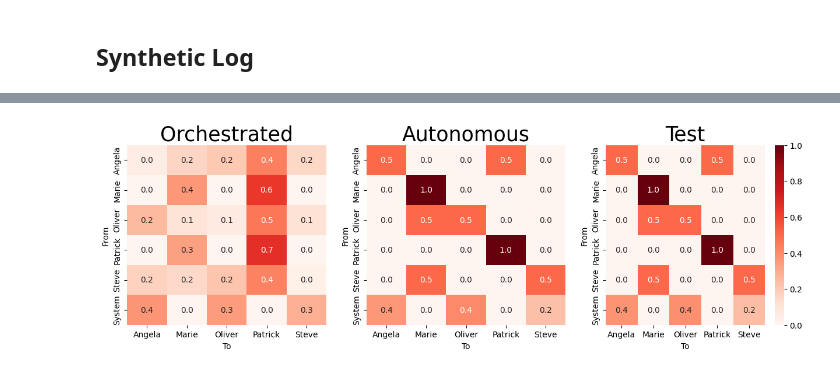
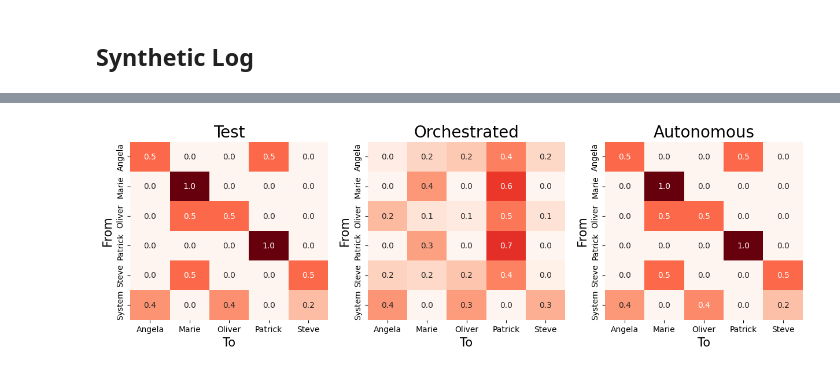
Before and after one commit to wekesaclinton/agentsimulator-bpm, a Jupyter notebook: analysis_notebooks/evaluation.ipynb, the cells around one changed output, grey strips where cells are left out. Cells and saved outputs as stored; diff of their text form; code cells hidden in the pictures.

```diff
--- a/analysis_notebooks/evaluation.ipynb
+++ b/analysis_notebooks/evaluation.ipynb
@@ -617,11 +811,17 @@ def resource_handover_heatmap_3(dfs):
     # plt.figure(figsize=(10, 8))
     sns.heatmap(matrices[0], ax=axes[0], xticklabels=True, yticklabels=True, annot=True, cmap='Reds', fmt="0.1f", cbar=False, vmin=0.0, vmax=1.0)
     sns.heatmap(matrices[1], ax=axes[1], xticklabels=True, yticklabels=True, annot=True, cmap='Reds', fmt="0.1f", cbar=False, vmin=0.0, vmax=1.0)
-    sns.heatmap(matrices[2], ax=axes[2], xticklabels=True, yticklabels=True, annot=True, cmap='Reds', fmt="0.1f", vmin=0.0, vmax=1.0)
+    sns.heatmap(matrices[2], ax=axes[2], xticklabels=True, yticklabels=True, annot=True, cmap='Reds', fmt="0.1f", cbar=False, vmin=0.0, vmax=1.0)
     # plt.title('Resource Handover Frequency Heatmap')
-    axes[0].set_title('Orchestrated',fontsize=25)
-    axes[1].set_title('Autonomous',fontsize=25)
-    axes[2].set_title('Test',fontsize=25)
+    axes[0].set_title('Test',fontsize=20)
+    axes[1].set_title('Orchestrated',fontsize=20)
+    axes[2].set_title('Autonomous',fontsize=20)
+
+    # Add larger axis labels for each subplot
+    for ax in axes:
+        ax.set_xlabel('To', fontsize=15)
+        ax.set_ylabel('From', fontsize=15)
+
     # axes[0].set_axis_off()
     # axes[1].set_axis_off()
     # axes[2].set_axis_off()
@@ -633,13 +833,13 @@ def resource_handover_heatmap_3(dfs):
     # Set common labels
     # fig.text(0.5, 0.06, 'To Resource', ha='center', va='center',fontsize=20)
     # fig.text(0.11, 0.5, 'From Resource', ha='center', va='center', rotation='vertical',fontsize=20)
-    # plt.savefig(f"BPI12W_interactions.pdf", format='pdf')
+    plt.savefig(f"synthetic_log_calendars_2_interactions.pdf", format='pdf')
     plt.show()
 # %%
 log_orch = pd.read_csv('../simulated_data/synthetic_log_calendars_2/orchestrated/simulated_log_0.csv')
 log_auto = pd.read_csv('../simulated_data/synthetic_log_calendars_2/autonomous/simulated_log_0.csv')
 log_test = pd.read_csv('../simulated_data/synthetic_log_calendars_2/orchestrated/test_preprocessed.csv')
 
-resource_handover_heatmap_3([log_orch, log_auto, log_test])
+resource_handover_heatmap_3([log_test, log_orch, log_auto])
 # %% [output]
-[figure, old version]
+[figure, new version]
```
Also changed, not shown: parts of 4 cells of this notebook, 2 other files.
